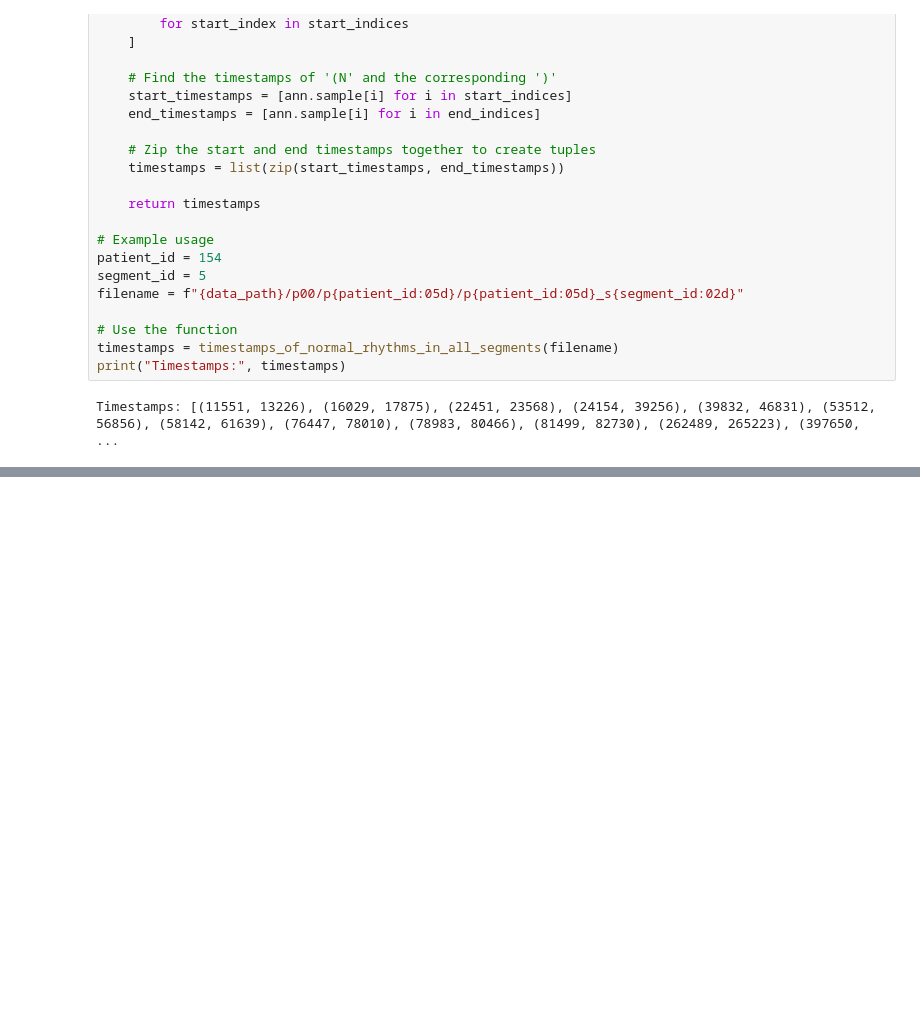
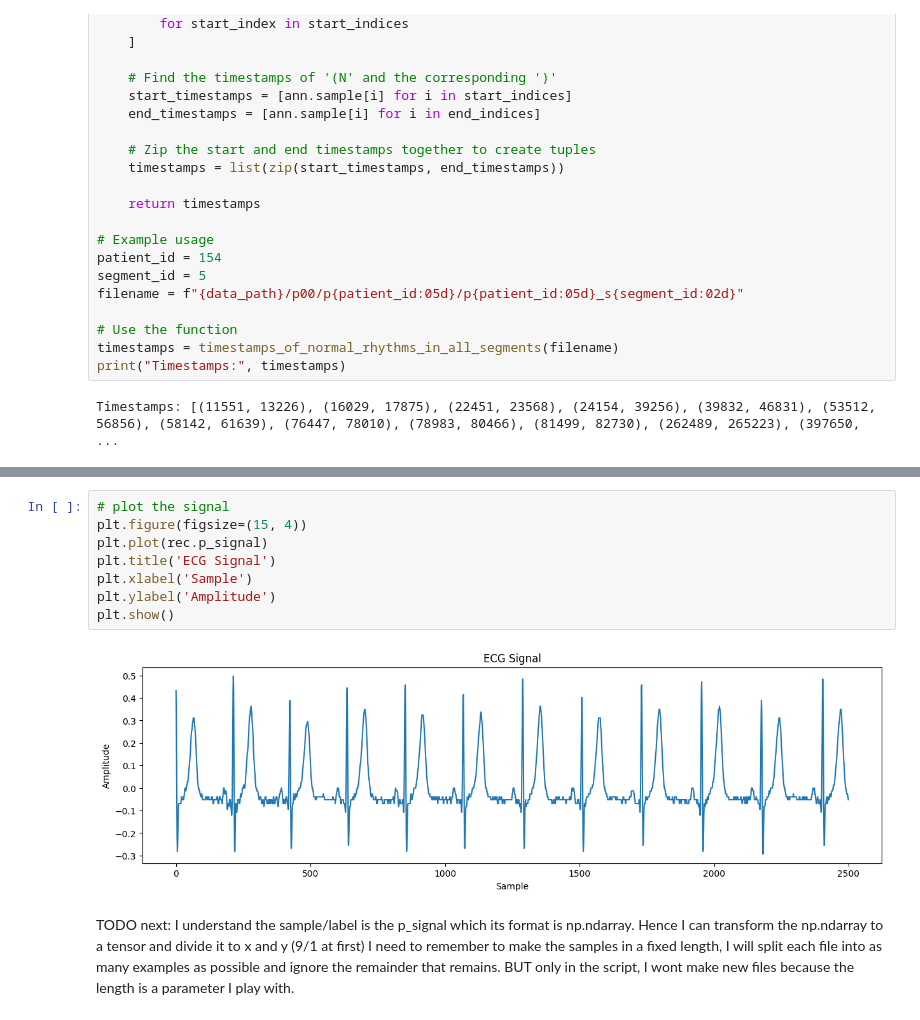
Before and after one commit to liranc6/ecg_forecasting, a Jupyter notebook: liran_project/notebooks/explore_ICENTIA11K_dataset.ipynb, the cells around one changed output, grey strips where cells are left out. Drawn from its saved outputs; the diff is of its cells as text; blank space fills up the shorter version.

```diff
--- a/liran_project/notebooks/explore_ICENTIA11K_dataset.ipynb
+++ b/liran_project/notebooks/explore_ICENTIA11K_dataset.ipynb
@@ -153,0 +225,15 @@ I want to create a subset of the dataset that contains only the normal sinus rhy
+# %%
+# plot the signal
+plt.figure(figsize=(15, 4))
+plt.plot(rec.p_signal)
+plt.title('ECG Signal')
+plt.xlabel('Sample')
+plt.ylabel('Amplitude')
+plt.show()
+# %% [output]
+[figure, added]
+# %% [markdown]
+TODO next:
+I understand the sample/label is the p_signal which its format is np.ndarray.
+Hence I can transform the np.ndarray to a tensor and divide it to x and y (9/1 at first)
+I need to remember to make the samples in a fixed length, I will split each file into as many examples as possible and ignore the remainder that remains. BUT only in the script, I wont make new files because the length is a parameter I play with.
```
Also changed, not shown: parts of 9 cells of this notebook.
